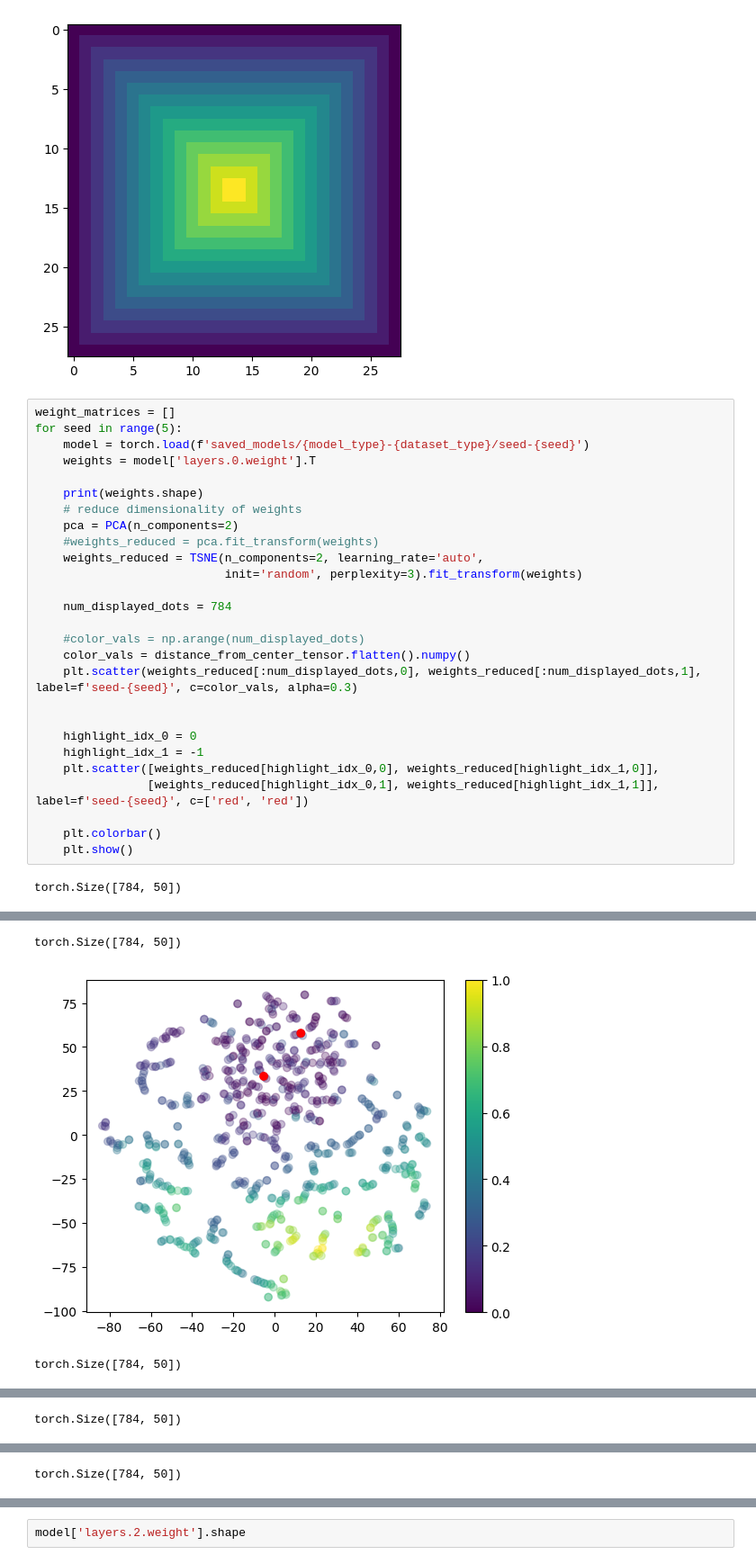
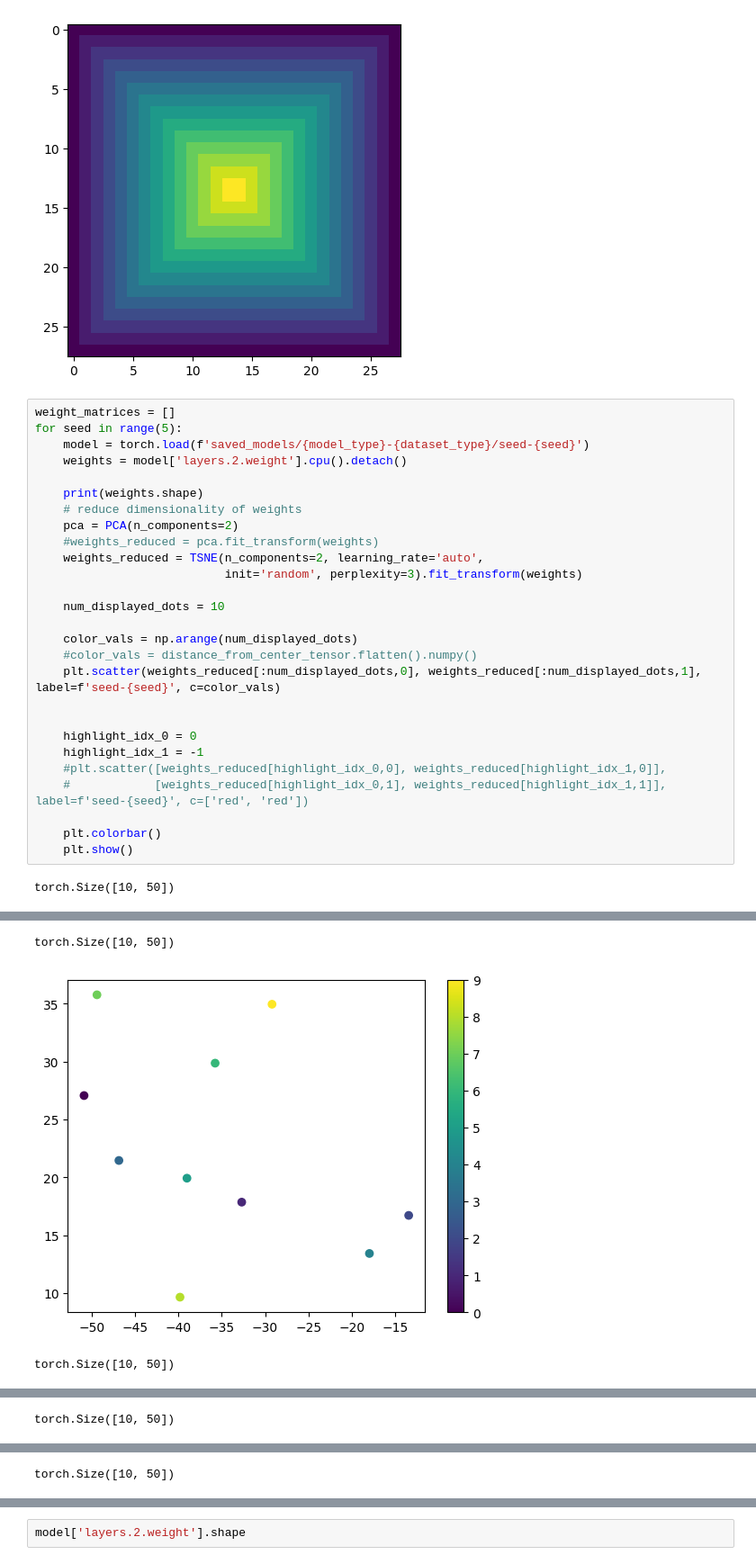
Before and after one commit to entropicbloom/intentionality, a Jupyter notebook: underlying/model_analysis.ipynb, the cells around one changed output, grey strips where cells are left out. Shown at 90% size. Saved outputs shown, nothing was run; the diff lists cells and outputs as text.

```diff
--- a/underlying/model_analysis.ipynb
+++ b/underlying/model_analysis.ipynb
@@ -25,7 +25,7 @@ plt.imshow(distance_from_center_tensor.numpy())
 weight_matrices = []
 for seed in range(5):
     model = torch.load(f'saved_models/{model_type}-{dataset_type}/seed-{seed}')
-    weights = model['layers.0.weight'].T
+    weights = model['layers.2.weight'].cpu().detach()
 
     print(weights.shape)
     # reduce dimensionality of weights
@@ -34,19 +34,19 @@ for seed in range(5):
     weights_reduced = TSNE(n_components=2, learning_rate='auto',
                            init='random', perplexity=3).fit_transform(weights)
 
-    num_displayed_dots = 784
+    num_displayed_dots = 10
 
-    #color_vals = np.arange(num_displayed_dots)
-    color_vals = distance_from_center_tensor.flatten().numpy()
-    plt.scatter(weights_reduced[:num_displayed_dots,0], weights_reduced[:num_displayed_dots,1], label=f'seed-{seed}', c=color_vals, alpha=0.3)
+    color_vals = np.arange(num_displayed_dots)
+    #color_vals = distance_from_center_tensor.flatten().numpy()
+    plt.scatter(weights_reduced[:num_displayed_dots,0], weights_reduced[:num_displayed_dots,1], label=f'seed-{seed}', c=color_vals)
 
 
     highlight_idx_0 = 0
     highlight_idx_1 = -1
-    plt.scatter([weights_reduced[highlight_idx_0,0], weights_reduced[highlight_idx_1,0]],
-                [weights_reduced[highlight_idx_0,1], weights_reduced[highlight_idx_1,1]], label=f'seed-{seed}', c=['red', 'red'])
+    #plt.scatter([weights_reduced[highlight_idx_0,0], weights_reduced[highlight_idx_1,0]],
+    #            [weights_reduced[highlight_idx_0,1], weights_reduced[highlight_idx_1,1]], label=f'seed-{seed}', c=['red', 'red'])
 
     plt.colorbar()
     plt.show()
 # %% [output]
-torch.Size([784, 50])
+torch.Size([10, 50])
@@ -54,3 +54,3 @@ torch.Size([784, 50])
-torch.Size([784, 50])
+torch.Size([10, 50])
-[figure, old version]
+[figure, new version]
-torch.Size([784, 50])
+torch.Size([10, 50])
@@ -58 +58 @@ torch.Size([784, 50])
-torch.Size([784, 50])
+torch.Size([10, 50])
@@ -60 +60 @@ torch.Size([784, 50])
-torch.Size([784, 50])
+torch.Size([10, 50])
```
Also changed, not shown: parts of 4 cells of this notebook, 5 other files.
